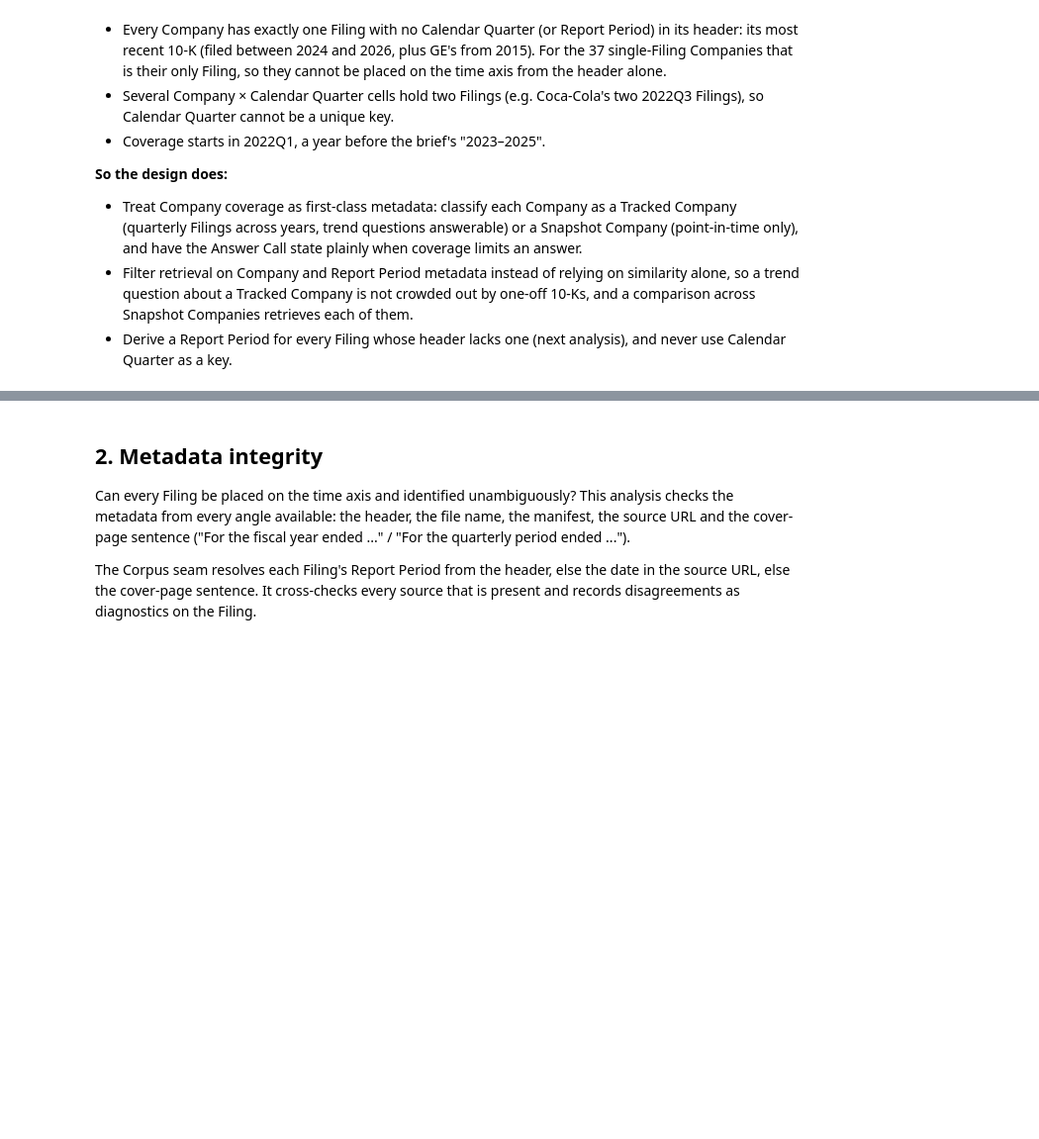
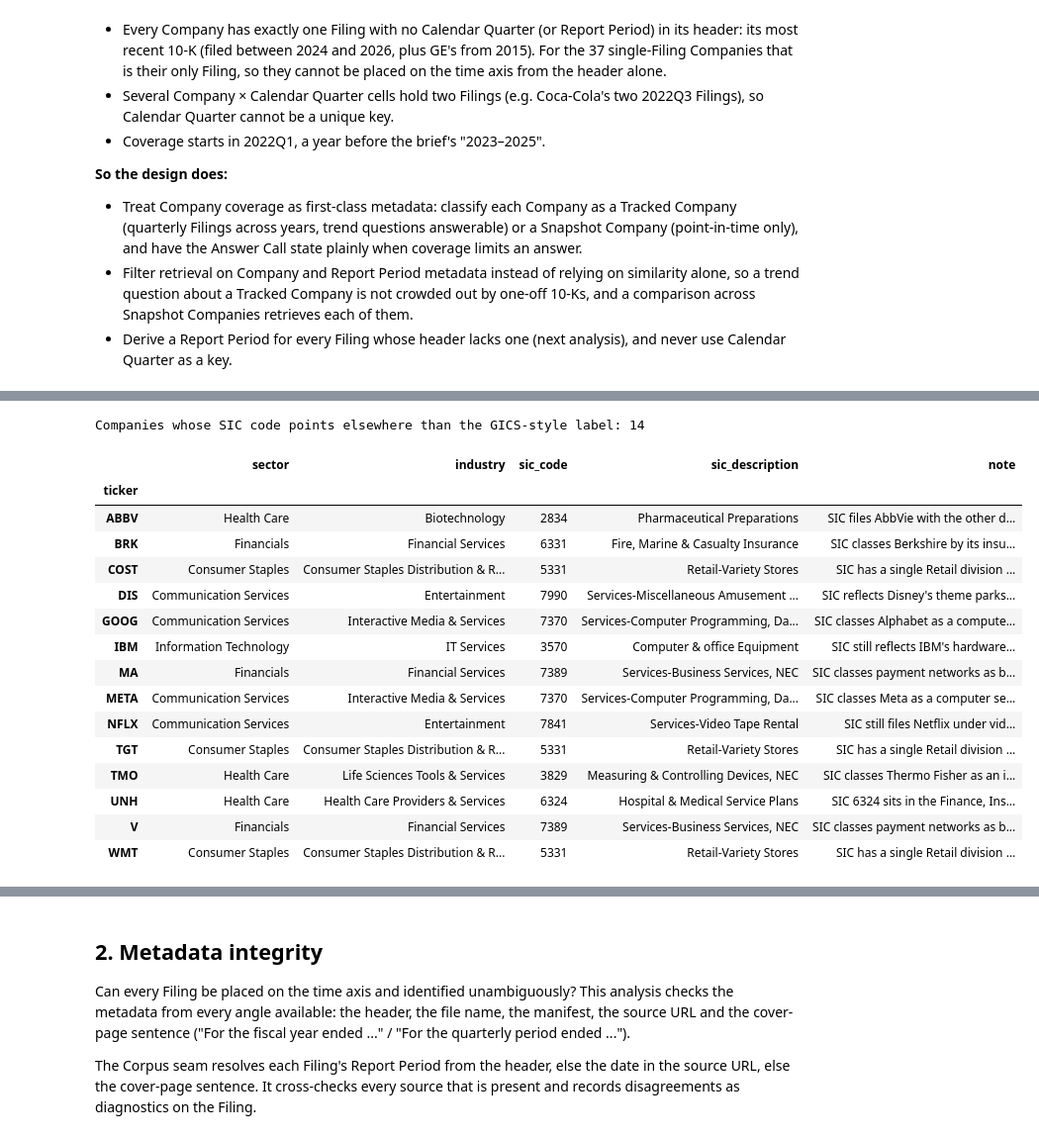
Before and after one commit to dwest1507/eliza-assessment, a Jupyter notebook: backend/notebooks/eda.ipynb, the cells around one changed output, grey strips where cells are left out. Shown at 99% size. Drawn from its saved outputs; the diff is of its cells as text; code cells hidden in the pictures; blank space fills up the shorter version.

```diff
--- a/backend/notebooks/eda.ipynb
+++ b/backend/notebooks/eda.ipynb
@@ -153,0 +263,21 @@ Company × Calendar Quarter cells holding more than one Filing: 7
+# %%
+sectors = pd.DataFrame(load_sector_table()).set_index("ticker")
+sector_summary = (
+    pd.DataFrame(
+        {
+            "Companies": sectors.groupby("sector").size(),
+            "Tracked": coverage.join(sectors)
+            .query("coverage == 'tracked'")
+            .groupby("sector")
+            .size(),
+            "Filings": pd.Series(Counter(f.sector for f in filings)),
+        }
+    )
+    .fillna(0)
+    .astype(int)
+    .sort_values("Filings", ascending=False)
+)
+sector_summary["Companies (tickers)"] = sectors.groupby("sector").apply(
+    lambda g: ", ".join(sorted(g.index))
+)
+sector_summary
@@ -153,0 +294,23 @@ Company × Calendar Quarter cells holding more than one Filing: 7
+# %%
+disagreements = sectors[~sectors["sic_agrees"]]
+print(f"Companies whose SIC code points elsewhere than the GICS-style label: {len(disagreements)}")
+with pd.option_context("display.max_colwidth", None):
+    display(disagreements[["sector", "industry", "sic_code", "sic_description", "note"]])
+# %% [output]
+Companies whose SIC code points elsewhere than the GICS-style label: 14
+|  | sector | industry | sic_code | sic_description | note |
+| ticker |  |  |  |  |  |
+| ABBV | Health Care | Biotechnology | 2834 | Pharmaceutical Preparations | SIC files AbbVie with the other d... |
+| BRK | Financials | Financial Services | 6331 | Fire, Marine & Casualty Insurance | SIC classes Berkshire by its insu... |
+| COST | Consumer Staples | Consumer Staples Distribution & R... | 5331 | Retail-Variety Stores | SIC has a single Retail division ... |
+| DIS | Communication Services | Entertainment | 7990 | Services-Miscellaneous Amusement ... | SIC reflects Disney's theme parks... |
+| GOOG | Communication Services | Interactive Media & Services | 7370 | Services-Computer Programming, Da... | SIC classes Alphabet as a compute... |
+| IBM | Information Technology | IT Services | 3570 | Computer & office Equipment | SIC still reflects IBM's hardware... |
+| MA | Financials | Financial Services | 7389 | Services-Business Services, NEC | SIC classes payment networks as b... |
+| META | Communication Services | Interactive Media & Services | 7370 | Services-Computer Programming, Da... | SIC classes Meta as a computer se... |
+| NFLX | Communication Services | Entertainment | 7841 | Services-Video Tape Rental | SIC still files Netflix under vid... |
+| TGT | Consumer Staples | Consumer Staples Distribution & R... | 5331 | Retail-Variety Stores | SIC has a single Retail division ... |
+| TMO | Health Care | Life Sciences Tools & Services | 3829 | Measuring & Controlling Devices, NEC | SIC classes Thermo Fisher as an i... |
+| UNH | Health Care | Health Care Providers & Services | 6324 | Hospital & Medical Service Plans | SIC 6324 sits in the Finance, Ins... |
+| V | Financials | Financial Services | 7389 | Services-Business Services, NEC | SIC classes payment networks as b... |
+| WMT | Consumer Staples | Consumer Staples Distribution & R... | 5331 | Retail-Variety Stores | SIC has a single Retail division ... |
```
Also changed, not shown: parts of 10 cells of this notebook, 9 other files.
